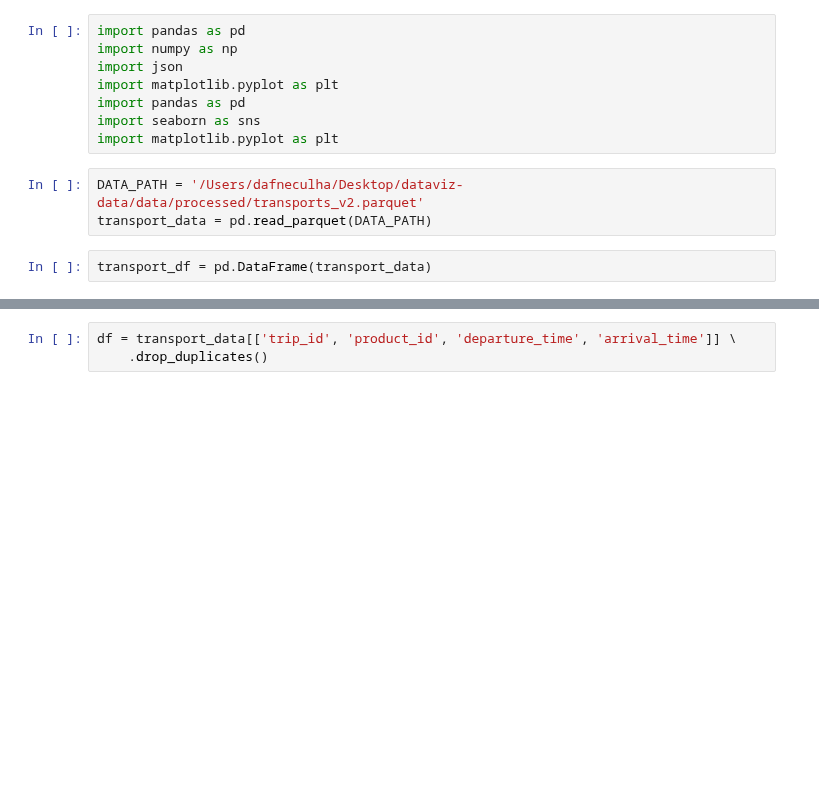
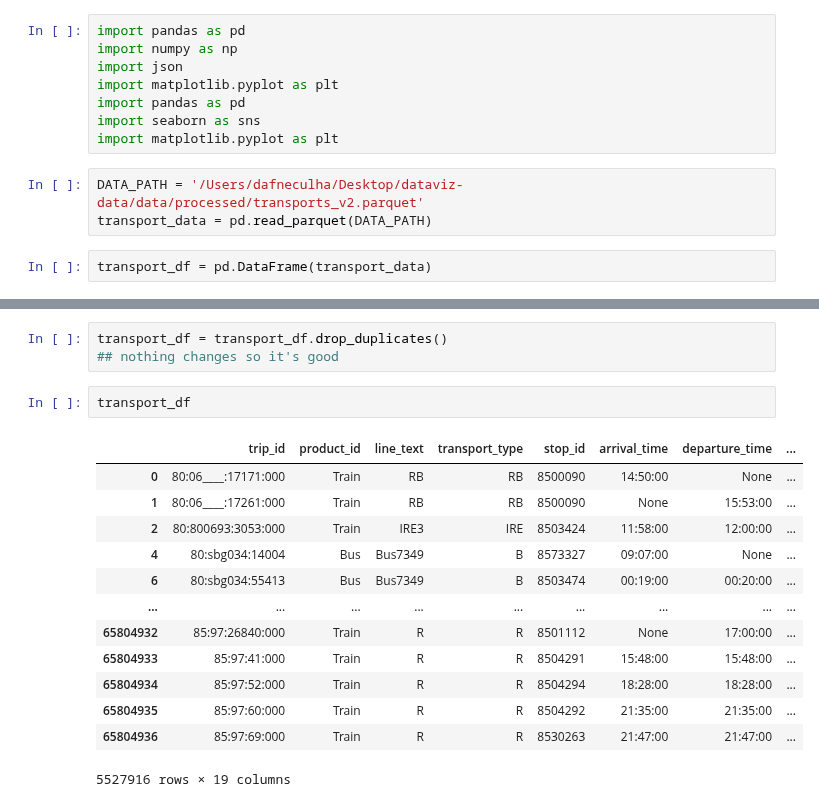
Before and after one commit to com-480-data-visualization/project-2023-choo-choo-data-darlings, a Jupyter notebook: home_table/table_data.ipynb, the cells around one changed output, grey strips where cells are left out. Drawn from its saved outputs; the diff is of its cells as text; blank space fills up the shorter version.

```diff
--- a/home_table/table_data.ipynb
+++ b/home_table/table_data.ipynb
@@ -34,3 +30,19 @@ len(unique_product_ids)
-# %%
-df = transport_data[['trip_id', 'product_id', 'departure_time', 'arrival_time']] \
-    .drop_duplicates()
+# %%
+transport_df = transport_df.drop_duplicates()
+## nothing changes so it's good
+# %%
+transport_df
+# %% [output]
+|  | trip_id | product_id | line_text | transport_type | stop_id | arrival_time | departure_time | ... |
+| 0 | 80:06____:17171:000 | Train | RB | RB | 8500090 | 14:50:00 | None | ... |
+| 1 | 80:06____:17261:000 | Train | RB | RB | 8500090 | None | 15:53:00 | ... |
+| 2 | 80:800693:3053:000 | Train | IRE3 | IRE | 8503424 | 11:58:00 | 12:00:00 | ... |
+| 4 | 80:sbg034:14004 | Bus | Bus7349 | B | 8573327 | 09:07:00 | None | ... |
+| 6 | 80:sbg034:55413 | Bus | Bus7349 | B | 8503474 | 00:19:00 | 00:20:00 | ... |
+| ... | ... | ... | ... | ... | ... | ... | ... | ... |
+| 65804932 | 85:97:26840:000 | Train | R | R | 8501112 | None | 17:00:00 | ... |
+| 65804933 | 85:97:41:000 | Train | R | R | 8504291 | 15:48:00 | 15:48:00 | ... |
+| 65804934 | 85:97:52:000 | Train | R | R | 8504294 | 18:28:00 | 18:28:00 | ... |
+| 65804935 | 85:97:60:000 | Train | R | R | 8504292 | 21:35:00 | 21:35:00 | ... |
+| 65804936 | 85:97:69:000 | Train | R | R | 8530263 | 21:47:00 | 21:47:00 | ... |
+5527916 rows × 19 columns
```
Also changed, not shown: parts of 26 cells of this notebook, 1 other file.
